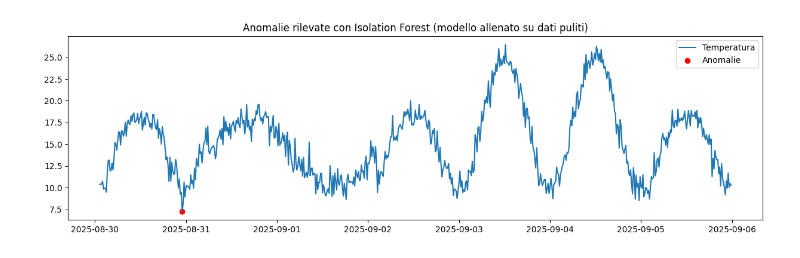
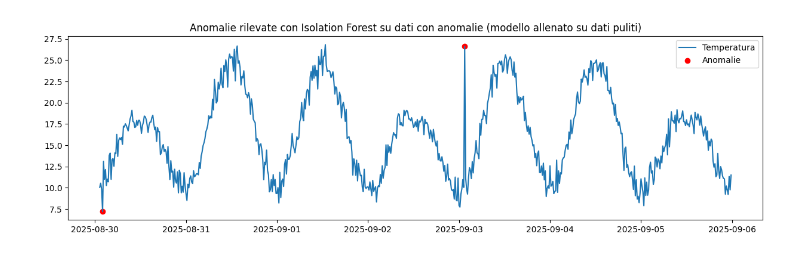
Before and after one commit to pixelpenguin26/anomaly_detection, a Jupyter notebook: isolationforest_model/univariata/isolation_forest_semisuper.ipynb, the cells around one changed output. Drawn from its saved outputs; the diff is of its cells as text; code cells hidden in the pictures.

```diff
--- a/isolationforest_model/univariata/isolation_forest_semisuper.ipynb
+++ b/isolationforest_model/univariata/isolation_forest_semisuper.ipynb
@@ -22,7 +22,7 @@ features = ['Temperatura (°C)', 'dT_long', 'dT', 'hour', 'SMA_3']
 X_train = df_train[features]
 # %%
 #CARICAMENTO DATI DI TEST
-df = pd.read_csv('anomalia_pattern.csv')
+df = pd.read_csv('anomalia_spike.csv')
 df['datetime'] = pd.to_datetime(df['Timestamp'])
 df.set_index('datetime', inplace=True)
 
@@ -33,8 +33,9 @@ df['dT'] = df['Temperatura (°C)'].diff()
 df['dT_long'] = df['Temperatura (°C)'].diff(periods=5)
 df['SMA_3'] = df['Temperatura (°C)'].rolling(window=3).mean()
 df.dropna(inplace=True) #muovere tutte le righe contenenti valori NaN (Not a Number)
+features_2 = ['Temperatura (°C)', 'dT_long', 'dT', 'hour', 'SMA_3']
 
-X_test = df[features]
+X_test = df[features_2]
 # %%
 #ALLENAMENTO E PREDIZIONE
 #model = IsolationForest(contamination=0.25, random_state=42)
@@ -44,22 +85,22 @@ X_test = df[features]
 # %%
-#ALLENAMENTO
-succes=False
-for contamination in [0.25, 0.05, 0.006, 0.001]:
-    model = IsolationForest(contamination=contamination, random_state=42)
-    model.fit(X_train)
-    df['anomaly_score'] = model.predict(X_train)
-    df['anomaly'] = df['anomaly_score'].apply(lambda x: 1 if x == -1 else 0)
+    #ALLENAMENTO
+ #   succes=False
+#    for contamination in [1e-17]: #0.25,0.05, 0.006, 0.001, 0.0005]:
+#       model = IsolationForest(contamination=contamination, random_state=42)
+#        model.fit(X_train)
+#        df['anomaly_score'] = model.predict(X_train)
+#        df['anomaly'] = df['anomaly_score'].apply(lambda x: 1 if x == -1 else 0)
+#
+#        num_anomalies = df['anomaly'].sum()
+ #       print(f"Contamination: {contamination}, Anomalie trovate: {num_anomalies}")
+  #
+   #     if num_anomalies in [0]:
+    #        succes = True
+     #       break
 
-    num_anomalies = df['anomaly'].sum()
-    print(f"Contamination: {contamination}, Anomalie trovate: {num_anomalies}")
+        #if df[anomaly] ha 0 oppure 1 anomalia:
+            #succes=True
+            #break
 
-    if num_anomalies in [0, 1]:
-        succes = True
-        break
-
-    #if df[anomaly] ha 0 oppure 1 anomalia:
-        #succes=True
-        #break
-
-if not succes:
-        raise Exception ("Impossibile fittare il modello.")
+#    if not succes:
+ #           raise Exception ("Impossibile fittare il modello.")
@@ -83,15 +137,15 @@ Anomalie trovate (test): 1
 # %%
 #Visualizzazione su serie temporale
 plt.figure(figsize=(15, 4))
 plt.plot(df.index, df['Temperatura (°C)'], label='Temperatura')
 plt.scatter(df[df['anomaly'] == 1].index,
             df[df['anomaly'] == 1]['Temperatura (°C)'],
             color='red', label='Anomalie')
 plt.legend()
-plt.title("Anomalie rilevate con Isolation Forest (modello allenato su dati puliti)")
+plt.title("Anomalie rilevate con Isolation Forest su dati con anomalie (modello allenato su dati puliti)")
 plt.show()
 # %% [output]
-[figure, old version]
+[figure, new version]
 # %%
 #Scatter plot per visualizzare rottura correlazione Temperatura - ora
 normal = df[df['anomaly'] == 0]
```
Also changed, not shown: parts of 7 cells of this notebook.
